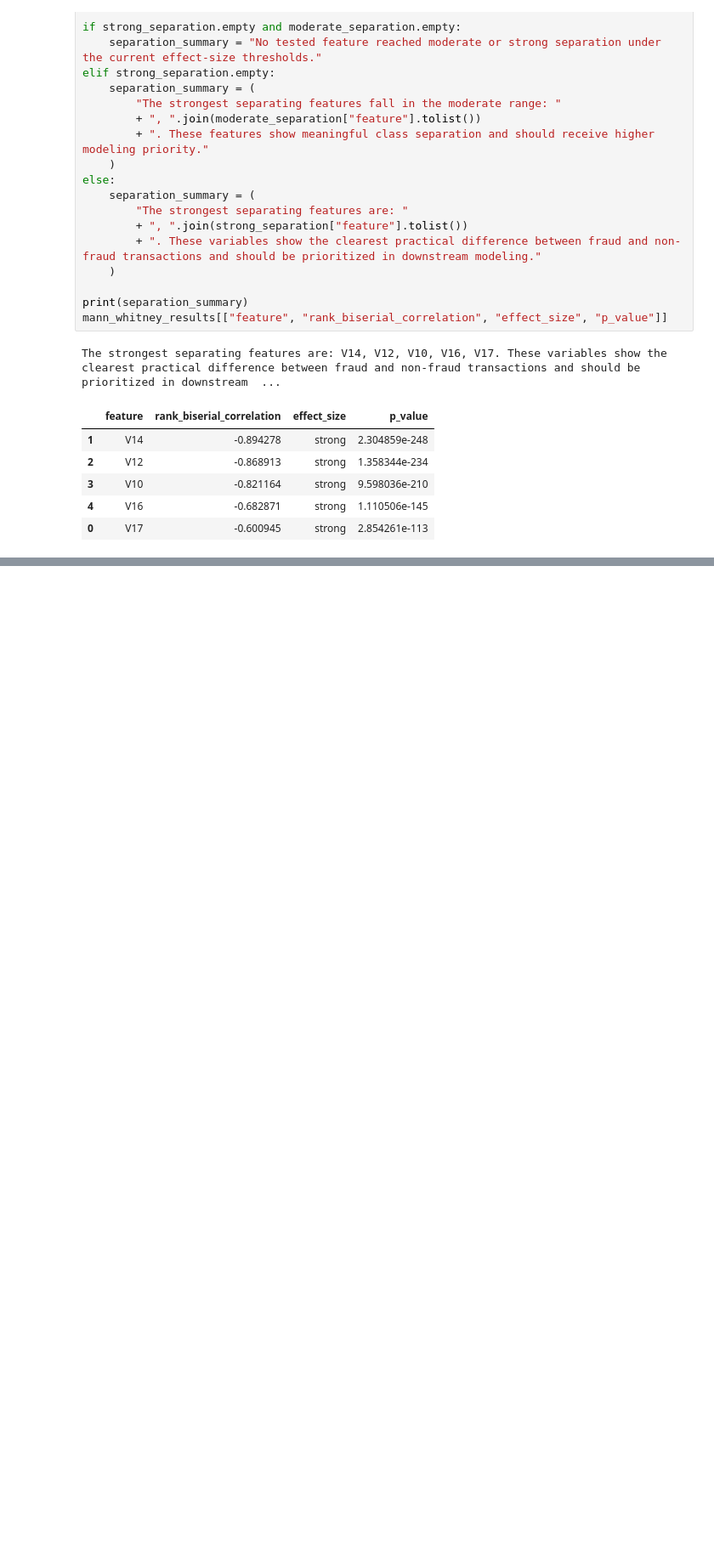
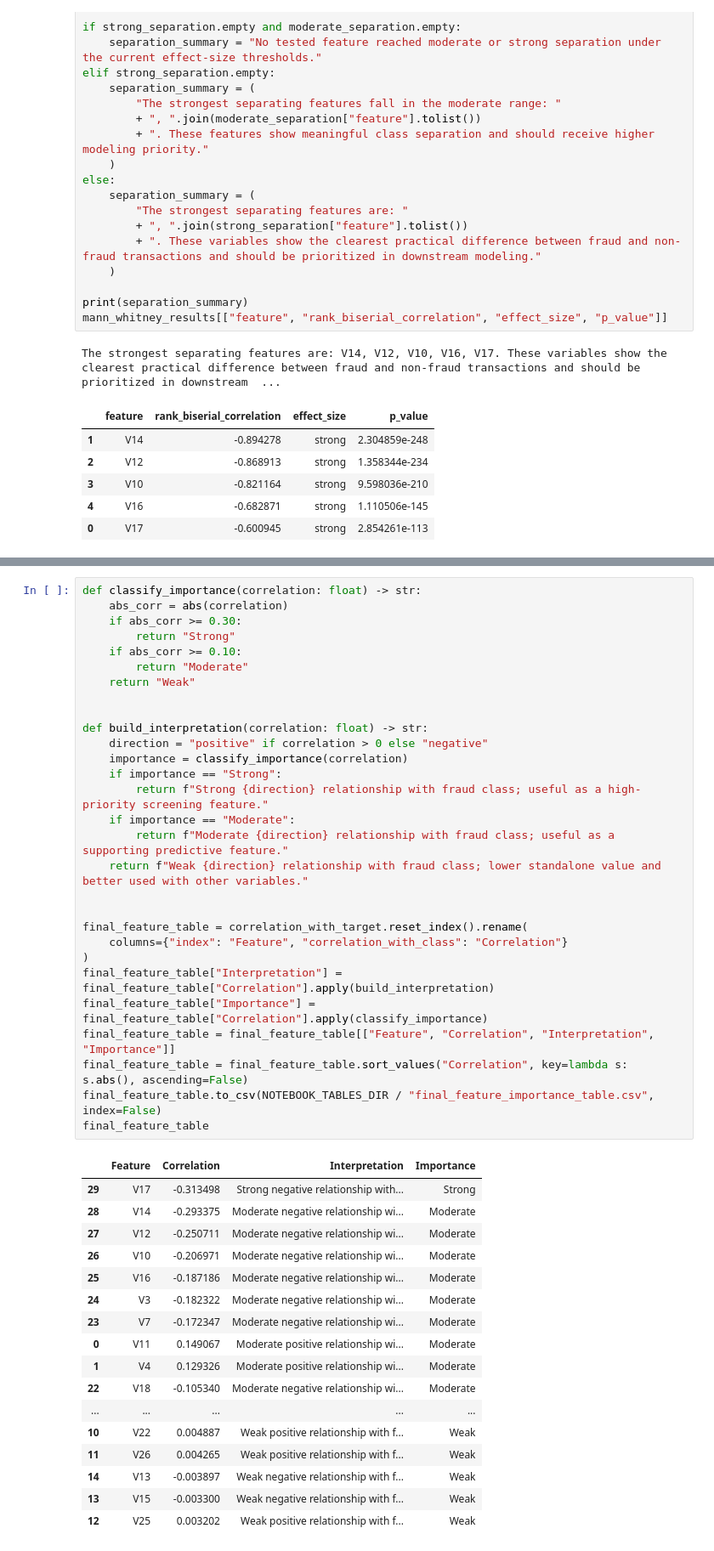
Before and after one commit to mmubashir95/Credit-Card-Fraud-Detection, a Jupyter notebook: notebooks/06_bivariate_analysis.ipynb, the cells around one changed output, grey strips where cells are left out. Shown at 85% size. Cells and saved outputs as stored; diff of their text form; blank space fills up the shorter version.

Commit message:
feat: add final correlation-based feature importance table to bivariate analysis

```diff
--- a/notebooks/06_bivariate_analysis.ipynb
+++ b/notebooks/06_bivariate_analysis.ipynb
@@ -319 +324,48 @@ The strongest separating features are: V14, V12, V10, V16, V17. These variables
+# %%
+def classify_importance(correlation: float) -> str:
+    abs_corr = abs(correlation)
+    if abs_corr >= 0.30:
+        return "Strong"
+    if abs_corr >= 0.10:
+        return "Moderate"
+    return "Weak"
+
+
+def build_interpretation(correlation: float) -> str:
+    direction = "positive" if correlation > 0 else "negative"
+    importance = classify_importance(correlation)
+    if importance == "Strong":
+        return f"Strong {direction} relationship with fraud class; useful as a high-priority screening feature."
+    if importance == "Moderate":
+        return f"Moderate {direction} relationship with fraud class; useful as a supporting predictive feature."
+    return f"Weak {direction} relationship with fraud class; lower standalone value and better used with other variables."
+
+
+final_feature_table = correlation_with_target.reset_index().rename(
+    columns={"index": "Feature", "correlation_with_class": "Correlation"}
+)
+final_feature_table["Interpretation"] = final_feature_table["Correlation"].apply(build_interpretation)
+final_feature_table["Importance"] = final_feature_table["Correlation"].apply(classify_importance)
+final_feature_table = final_feature_table[["Feature", "Correlation", "Interpretation", "Importance"]]
+final_feature_table = final_feature_table.sort_values("Correlation", key=lambda s: s.abs(), ascending=False)
+final_feature_table.to_csv(NOTEBOOK_TABLES_DIR / "final_feature_importance_table.csv", index=False)
+final_feature_table
+# %% [output]
+|  | Feature | Correlation | Interpretation | Importance |
+| 29 | V17 | -0.313498 | Strong negative relationship with... | Strong |
+| 28 | V14 | -0.293375 | Moderate negative relationship wi... | Moderate |
+| 27 | V12 | -0.250711 | Moderate negative relationship wi... | Moderate |
+| 26 | V10 | -0.206971 | Moderate negative relationship wi... | Moderate |
+| 25 | V16 | -0.187186 | Moderate negative relationship wi... | Moderate |
+| 24 | V3 | -0.182322 | Moderate negative relationship wi... | Moderate |
+| 23 | V7 | -0.172347 | Moderate negative relationship wi... | Moderate |
+| 0 | V11 | 0.149067 | Moderate positive relationship wi... | Moderate |
+| 1 | V4 | 0.129326 | Moderate positive relationship wi... | Moderate |
+| 22 | V18 | -0.105340 | Moderate negative relationship wi... | Moderate |
+| ... | ... | ... | ... | ... |
+| 10 | V22 | 0.004887 | Weak positive relationship with f... | Weak |
+| 11 | V26 | 0.004265 | Weak positive relationship with f... | Weak |
+| 14 | V13 | -0.003897 | Weak negative relationship with f... | Weak |
+| 13 | V15 | -0.003300 | Weak negative relationship with f... | Weak |
+| 12 | V25 | 0.003202 | Weak positive relationship with f... | Weak |
 # %% [markdown]
```
Also changed, not shown: parts of 5 cells of this notebook, 2 other files.
